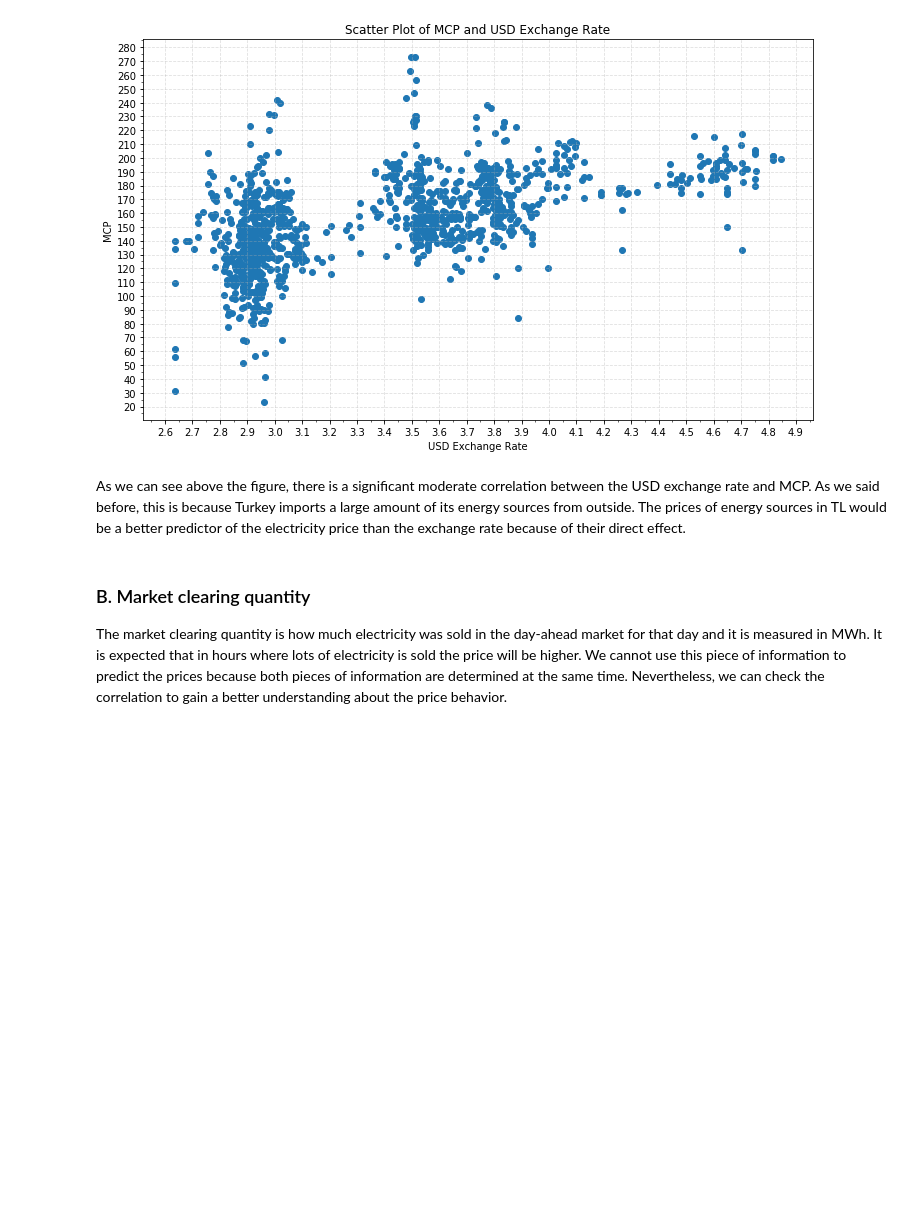
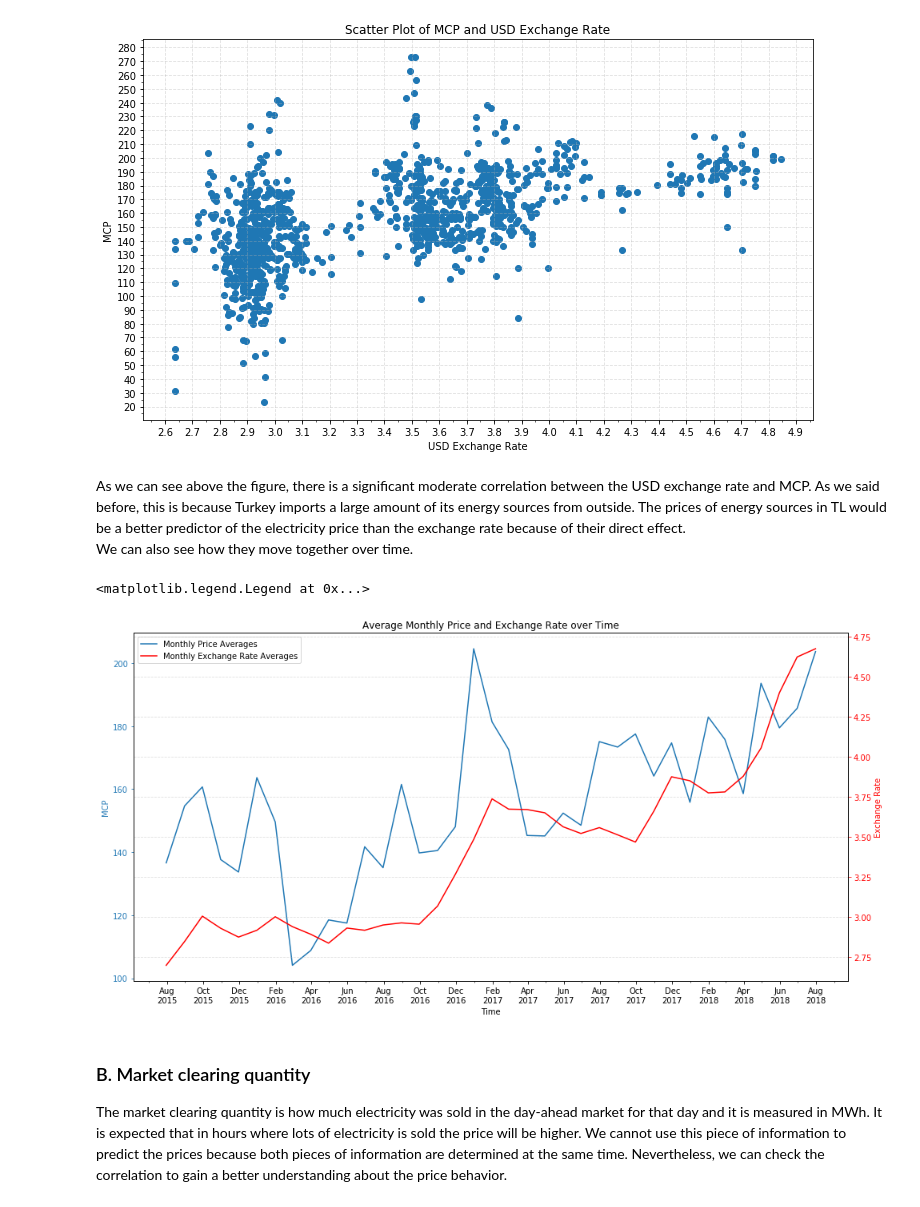
Before and after one commit to Mo-Saif/Turkish-Electricity-Market, a Jupyter notebook: MCP Exploratory Analysis Files/MCP Exploratory Analysis.ipynb, the cells around one changed output. Saved outputs shown, nothing was run; the diff lists cells and outputs as text; code cells hidden in the pictures; blank space fills up the shorter version.

```diff
--- a/MCP Exploratory Analysis Files/MCP Exploratory Analysis.ipynb
+++ b/MCP Exploratory Analysis Files/MCP Exploratory Analysis.ipynb
@@ -400,7 +430,8 @@ In this section, we will see if there is a relationship between the electricity
 ### A. USD exchange rate
 The exchange rate of the USD against the Turkish Lira has considerably increased in the recent years. As Turkey imports its needs of natural gas from outside, this increase is expected to have an effect on the electricity prices. In this section we will investigate if there is correlation between these two variables.
 # %%
-exr = pd.read_csv('EVDS.csv', parse_dates = [0], dayfirst=True) # exr --> daily exchange rate
+url = 'https://raw.githubusercontent.com/Mo-Saif/Turkish-Electricity-Market/master/MCP%20Exploratory%20Analysis%20Files/EVDS.csv'
+exr = pd.read_csv(url, parse_dates = [0], dayfirst=True) # exr --> daily exchange rate
 exr.dropna(inplace=True)
 exr.set_index('Date', inplace=True)
 df1 = pd.concat([exr,df_daily['MCP']], axis=1)
@@ -422,6 +453,29 @@ The correlation coeffecient between the USD exchange rate and MCP is 0.54 and th
 [figure]
 # %% [markdown]
 As we can see above the figure, there is a significant moderate correlation between the USD exchange rate and MCP. As we said before, this is because Turkey imports a large amount of its energy sources from outside. The prices of energy sources in TL would be a better predictor of the electricity price than the exchange rate because of their direct effect.
+We can also see how they move together over time.
+# %%
+exr_monthly = exr.resample('M', label = 'right').mean()
+fig, ax1 = plt.subplots(figsize=(16,8))
+ins1 = ax1.plot(df_monthly, color='#1f77b4', label='Monthly Price Averages')  # Plotting the monthly averages
+ax1.set_xlabel('Time')
+ax1.set_ylabel('MCP', color='#1f77b4')
+ax1.tick_params('y', colors='#1f77b4')
+ax2 = ax1.twinx()
+ins2 = ax2.plot(exr_monthly, color='r', label='Monthly Exchange Rate Averages')  # Plotting the trendline
+ax2.set_ylabel('Exchange Rate', color='r')
+ax2.tick_params('y', colors='r')
+ax1.xaxis.set_major_locator(mdates.MonthLocator(interval=2))
+ax1.xaxis.set_major_formatter(mdates.DateFormatter('%b\n%Y'))
+ax1.xaxis.set_minor_locator(mdates.MonthLocator())
+ax1.set_title("Average Monthly Price and Exchange Rate over Time")
+plt.grid(linestyle='--', alpha=0.4)
+ins = ins1+ins2
+labs = [l.get_label() for l in ins]
+ax1.legend(ins, labs, loc=0)
+# %% [output]
+<matplotlib.legend.Legend at 0x...>
+[figure, added]
 # %% [markdown]
 ### B. Market clearing quantity
 The market clearing quantity is how much electricity was sold in the day-ahead market for that day and it is measured in MWh. It is expected that in hours where lots of electricity is sold the price will be higher. We cannot use this piece of information to predict the prices because both pieces of information are determined at the same time. Nevertheless, we can check the correlation to gain a better understanding about the price behavior.
```
Also changed, not shown: parts of 12 cells of this notebook, 1 other file.
